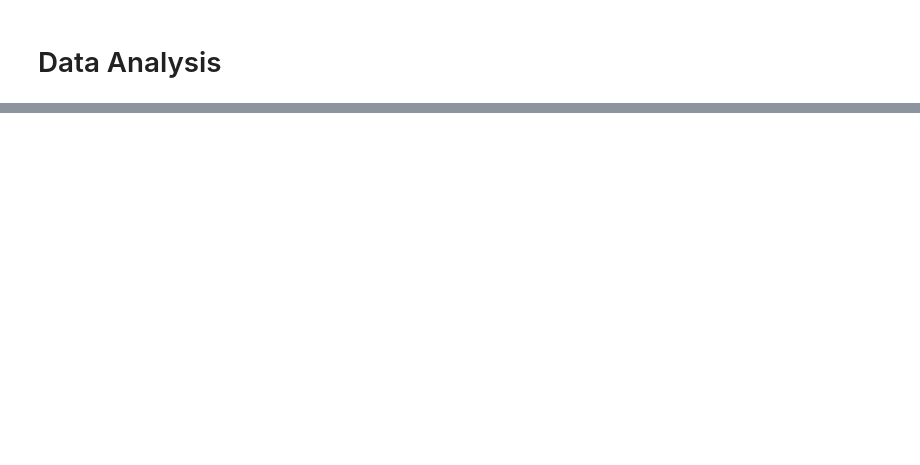
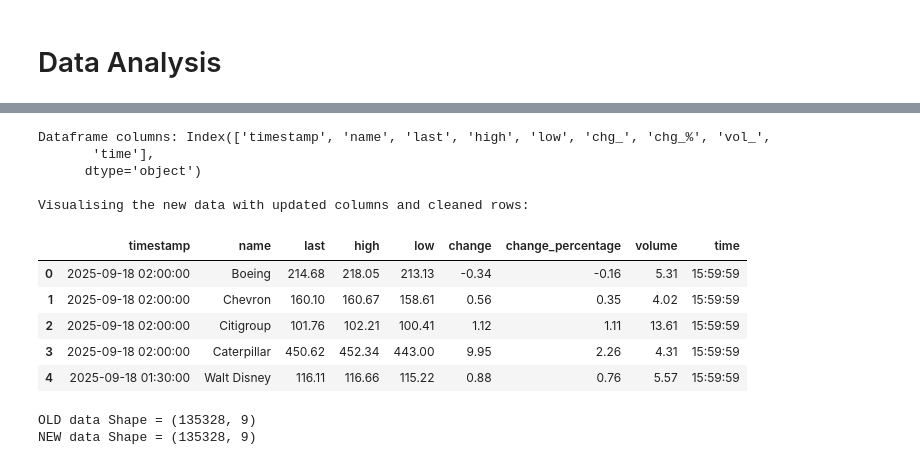
Before and after one commit to DroidZed/miniProject_Polynomial_Regression, a Jupyter notebook: polynomial_regression_nb.ipynb, the cells around one changed output, grey strips where cells are left out. Drawn from its saved outputs; the diff is of its cells as text; code cells hidden in the pictures; blank space fills up the shorter version.

```diff
--- a/polynomial_regression_nb.ipynb
+++ b/polynomial_regression_nb.ipynb
@@ -82,0 +159,53 @@ Pitfalls:
+# %%
+# Get dataframe columns:
+print(f"Dataframe columns: {data.columns}\n")
+
+# Renaming the chg_, chg_% and vol_ columns to make them more readable:
+updated_cols = {'chg_': 'change','chg_%': 'change_percentage','vol_': 'volume'}
+
+# Ommit the 'inplace' argument to get a copy of the original dataframe with updated columns.
+data.rename(columns=updated_cols, inplace = True)
+
+def process_percentage(v: str) -> float:
+    try:
+        new = v.replace('%', '').replace('+', '')
+
+        return float(new)
+    except:
+        return v
+
+def process_volume(v: str) -> float:
+    try:
+        new = v.replace('M', '').replace('K', '')
+
+        return float(new)
+    except:
+        return v
+
+data['change_percentage'] = data['change_percentage'].apply(lambda x: process_percentage(x))
+data['volume'] = data['volume'].apply(lambda x: process_volume(x))
+
+print("Visualising the new data with updated columns and cleaned rows:")
+data.head(5)
+# %% [output]
+Dataframe columns: Index(['timestamp', 'name', 'last', 'high', 'low', 'chg_', 'chg_%', 'vol_',
+       'time'],
+      dtype='object')
+
+Visualising the new data with updated columns and cleaned rows:
+|  | timestamp | name | last | high | low | change | change_percentage | volume | time |
+| 0 | 2025-09-18 02:00:00 | Boeing | 214.68 | 218.05 | 213.13 | -0.34 | -0.16 | 5.31 | 15:59:59 |
+| 1 | 2025-09-18 02:00:00 | Chevron | 160.10 | 160.67 | 158.61 | 0.56 | 0.35 | 4.02 | 15:59:59 |
+| 2 | 2025-09-18 02:00:00 | Citigroup | 101.76 | 102.21 | 100.41 | 1.12 | 1.11 | 13.61 | 15:59:59 |
+| 3 | 2025-09-18 02:00:00 | Caterpillar | 450.62 | 452.34 | 443.00 | 9.95 | 2.26 | 4.31 | 15:59:59 |
+| 4 | 2025-09-18 01:30:00 | Walt Disney | 116.11 | 116.66 | 115.22 | 0.88 | 0.76 | 5.57 | 15:59:59 |
+# %%
+# Removing Nan values:
+print(f"OLD data Shape = {data.shape}")
+
+data.dropna()
+
+print(f"NEW data Shape = {data.shape}")
+# %% [output]
+OLD data Shape = (135328, 9)
+NEW data Shape = (135328, 9)
```
Also changed, not shown: parts of 29 cells of this notebook, 6 other files.
